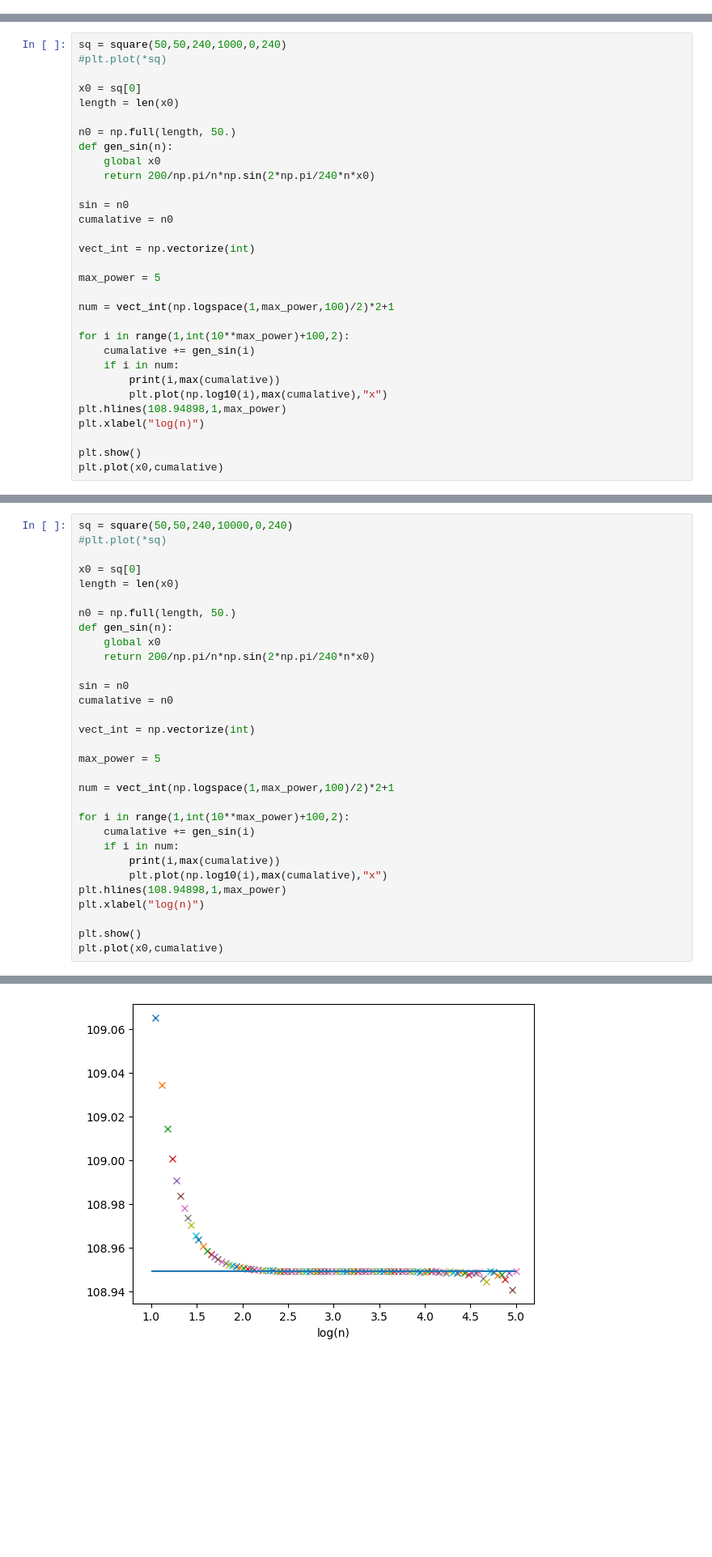
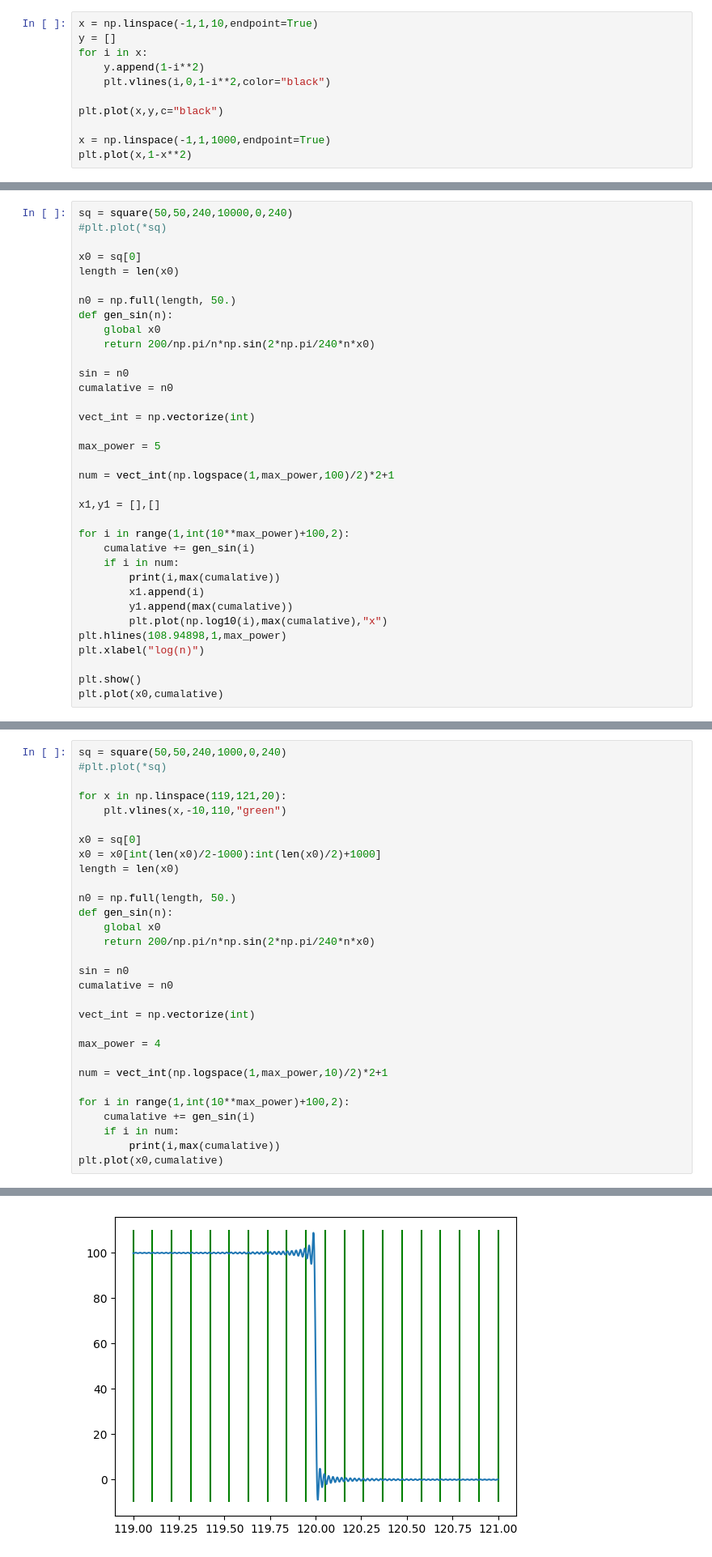
Before and after one commit to tonyko618/Waves_Lab, a Jupyter notebook: Session1/code.ipynb, the cells around one changed output, grey strips where cells are left out. Shown at 81% size. Drawn from its saved outputs; the diff is of its cells as text; blank space fills up the shorter version.

```diff
--- a/Session1/code.ipynb
+++ b/Session1/code.ipynb
@@ -23,0 +30,11 @@ def integrate(x,y):
+# %%
+x = np.linspace(-1,1,10,endpoint=True)
+y = []
+for i in x:
+    y.append(1-i**2)
+    plt.vlines(i,0,1-i**2,color="black")
+
+plt.plot(x,y,c="black")
+
+x = np.linspace(-1,1,1000,endpoint=True)
+plt.plot(x,1-x**2)
@@ -84,5 +159,5 @@ plt.plot(x0,cumalative)
 # %%
-sq = square(50,50,240,1000,0,240)
+sq = square(50,50,240,10000,0,240)
 #plt.plot(*sq)
 
 x0 = sq[0]
@@ -102,10 +177,14 @@ max_power = 5
 
 num = vect_int(np.logspace(1,max_power,100)/2)*2+1
 
+x1,y1 = [],[]
+
 for i in range(1,int(10**max_power)+100,2):
     cumalative += gen_sin(i)
     if i in num:
         print(i,max(cumalative))
+        x1.append(i)
+        y1.append(max(cumalative))
         plt.plot(np.log10(i),max(cumalative),"x")
 plt.hlines(108.94898,1,max_power)
 plt.xlabel("log(n)")
@@ -136,8 +225,12 @@ plt.plot(x0,cumalative)
 # %%
-sq = square(50,50,240,10000,0,240)
+sq = square(50,50,240,1000,0,240)
 #plt.plot(*sq)
 
+for x in np.linspace(119,121,20):
+    plt.vlines(x,-10,110,"green")
+
 x0 = sq[0]
+x0 = x0[int(len(x0)/2-1000):int(len(x0)/2)+1000]
 length = len(x0)
 
 n0 = np.full(length, 50.)
@@ -150,18 +243,13 @@ cumalative = n0
 
 vect_int = np.vectorize(int)
 
-max_power = 5
+max_power = 4
 
-num = vect_int(np.logspace(1,max_power,100)/2)*2+1
+num = vect_int(np.logspace(1,max_power,10)/2)*2+1
 
 for i in range(1,int(10**max_power)+100,2):
     cumalative += gen_sin(i)
     if i in num:
         print(i,max(cumalative))
-        plt.plot(np.log10(i),max(cumalative),"x")
-plt.hlines(108.94898,1,max_power)
-plt.xlabel("log(n)")
-
-plt.show()
 plt.plot(x0,cumalative)
 # %% [output]
@@ -185 +267 @@ plt.plot(x0,cumalative)
-[figure, old version]
+[figure, new version]
```
Also changed, not shown: parts of 9 cells of this notebook.
